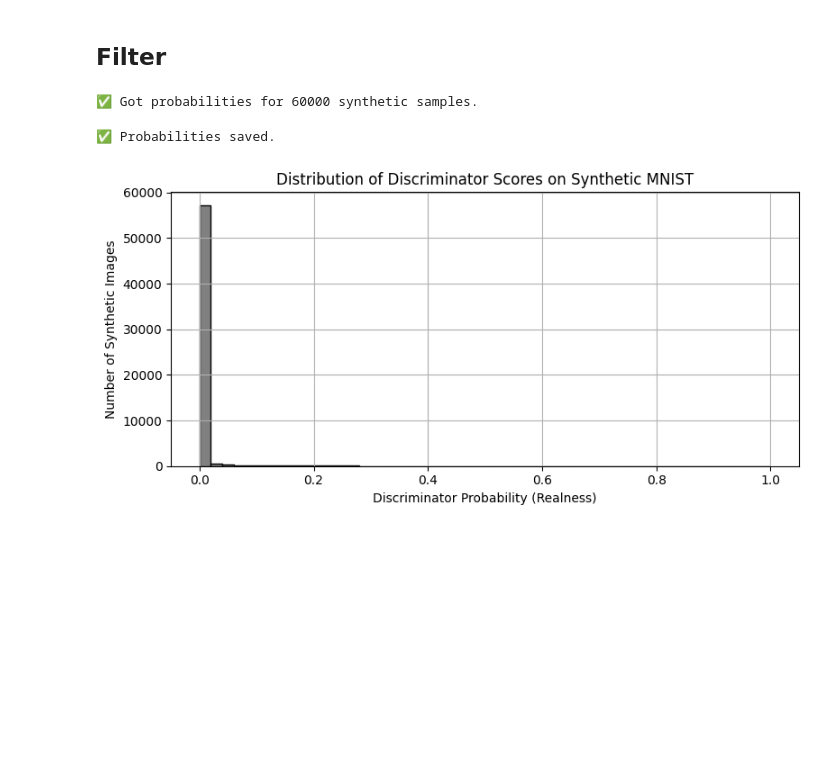
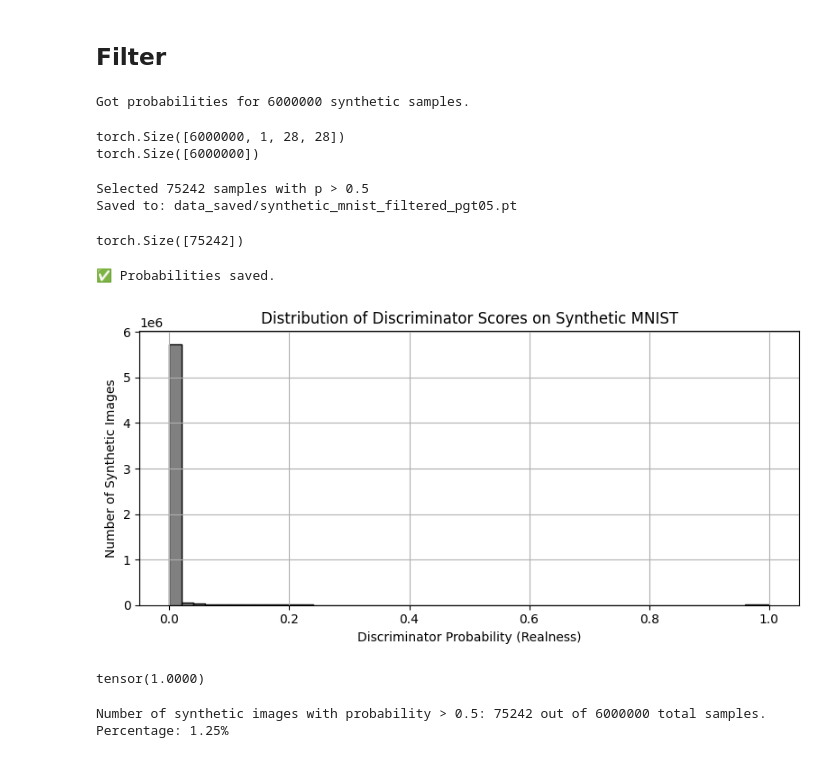
Before and after one commit to liuqiyuanhhh/Verified-Synthetic-Data, a Jupyter notebook: MNIST/vae_debug.ipynb, the cells around one changed output. Cells and saved outputs as stored; diff of their text form; code cells hidden in the pictures; blank space fills up the shorter version.

```diff
--- a/MNIST/vae_debug.ipynb
+++ b/MNIST/vae_debug.ipynb
@@ -499,12 +541,15 @@ torch.save(D.state_dict(), save_path)
 # %%
 import torch
 from torch.utils.data import DataLoader
-
+from discriminator import Discriminator
+import os
+device = torch.device("cuda" if torch.cuda.is_available() else "cpu")
 D = Discriminator().to(device)
-D.load_state_dict(torch.load("model_saved/discriminator_mnist_cvae.pth"))
+os.chdir("/home/qiyuanliu/data_filter/Verified-Synthetic-Data/MNIST")
+D.load_state_dict(torch.load("model_saved/discriminator_mnist_cvae_2.pth"))
 D.eval()
 
-data = torch.load("data_saved/synthetic_mnist_cvae_60000.pt")
+data = torch.load("data_saved/synthetic_mnist_cvae_6000000.pt")
 synthetic_images = data['images']  # [60000, 1, 28, 28]
 
 synthetic_loader = DataLoader(synthetic_images, batch_size=512)
@@ -521,5 +566,42 @@ all_probs = torch.cat(all_probs, dim=0)
 
 print(f"Got probabilities for {all_probs.shape[0]} synthetic samples.")
 # %% [output]
-✅ Got probabilities for 60000 synthetic samples.
+Got probabilities for 6000000 synthetic samples.
+# %%
+print(data['images'].shape)
+print(data['labels'].shape)
+# %% [output]
+torch.Size([6000000, 1, 28, 28])
+torch.Size([6000000])
+# %%
+# Flatten probs to shape [N]
+probs = all_probs.squeeze(1)
+
+# Load images and labels
+images = data['images']      # [N, 1, 28, 28]
+labels = data['labels']      # [N]
+
+# Create mask for p > 0.5
+mask = probs > 0.5
+
+# Apply mask
+filtered_images = images[mask]
+filtered_labels = labels[mask]
+
+print(f"Selected {filtered_images.shape[0]} samples with p > 0.5")
+
+# Save to file
+torch.save({
+    'images': filtered_images,
+    'labels': filtered_labels
+}, "data_saved/synthetic_mnist_filtered_pgt05.pt")
+
+print("Saved to: data_saved/synthetic_mnist_filtered_pgt05.pt")
+# %% [output]
+Selected 75242 samples with p > 0.5
+Saved to: data_saved/synthetic_mnist_filtered_pgt05.pt
+# %%
+filtered_labels.shape
+# %% [output]
+torch.Size([75242])
 # %%
@@ -530,17 +612,29 @@ print("✅ Probabilities saved.")
 # %%
 import torch
 import matplotlib.pyplot as plt
-
-probs = torch.load("data_saved/synthetic_mnist_cvae_probs.pt")  # shape: [60000, 1]
+os.chdir("/home/qiyuanliu/data_filter/Verified-Synthetic-Data/MNIST")
+#probs = torch.load("data_saved/synthetic_mnist_cvae_probs_2.pt")  # shape: [60000, 1]
+probs = all_probs#probs.squeeze().numpy()  # shape: [60000]
 probs = probs.squeeze().numpy()  # shape: [60000]
-
 plt.figure(figsize=(8, 4))
 plt.hist(probs, bins=50, color='gray', edgecolor='black')
 plt.xlabel("Discriminator Probability (Realness)")
 plt.ylabel("Number of Synthetic Images")
 plt.title("Distribution of Discriminator Scores on Synthetic MNIST")
 plt.grid(True)
 plt.tight_layout()
 plt.show()
 # %% [output]
-[figure, old version]
+[figure, new version]
+# %%
+all_probs.max()
+# %% [output]
+tensor(1.0000)
+# %%
+# how many synthetic images have a probability greater than 0.5?
+a=0.5
+print(f"Number of synthetic images with probability > 0.5: {all_probs[all_probs > a].numel()} out of {all_probs.numel()} total samples.")
+print(f"Percentage: {100 * all_probs[all_probs > a].numel() / all_probs.numel():.2f}%")
+# %% [output]
+Number of synthetic images with probability > 0.5: 75242 out of 6000000 total samples.
+Percentage: 1.25%
```
Also changed, not shown: parts of 29 cells of this notebook, 1 other file.
